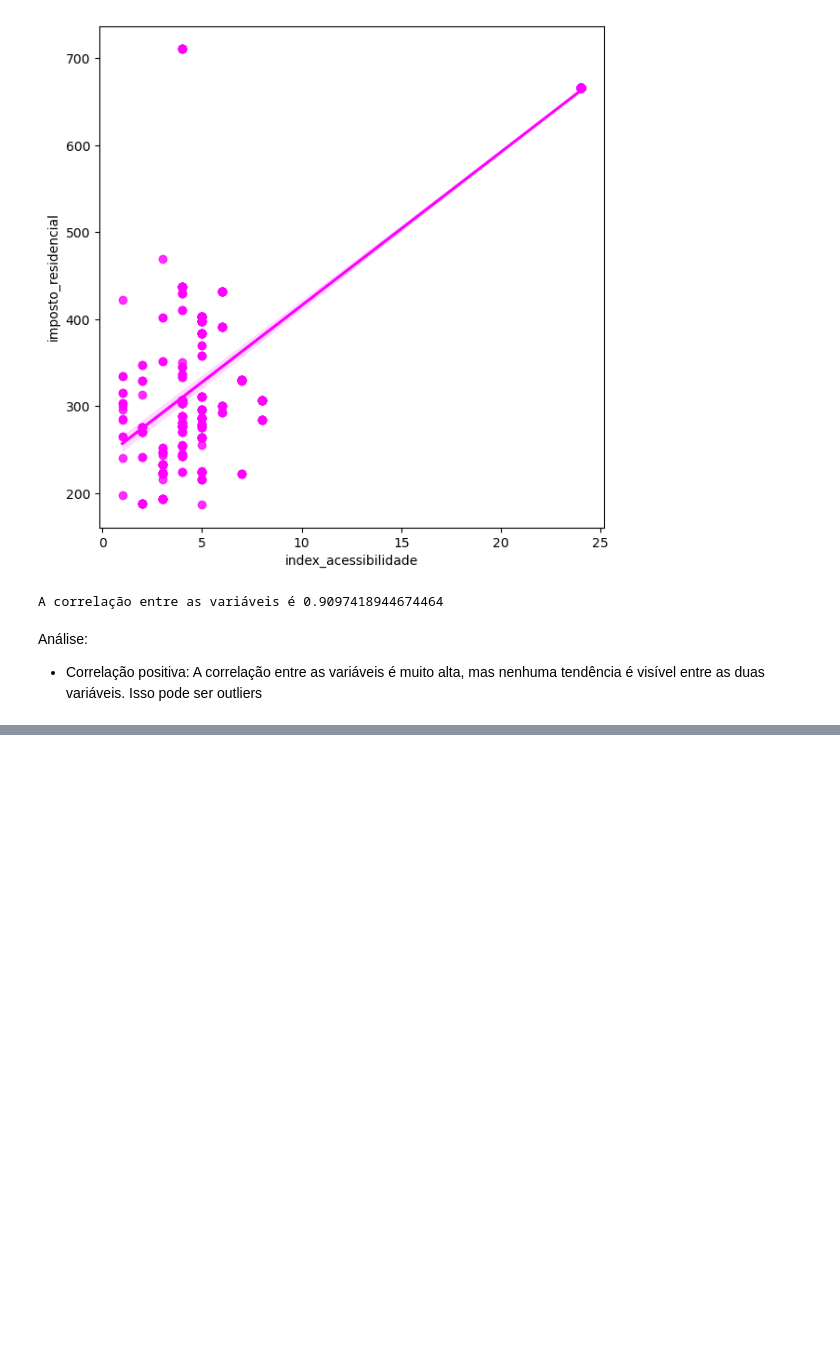
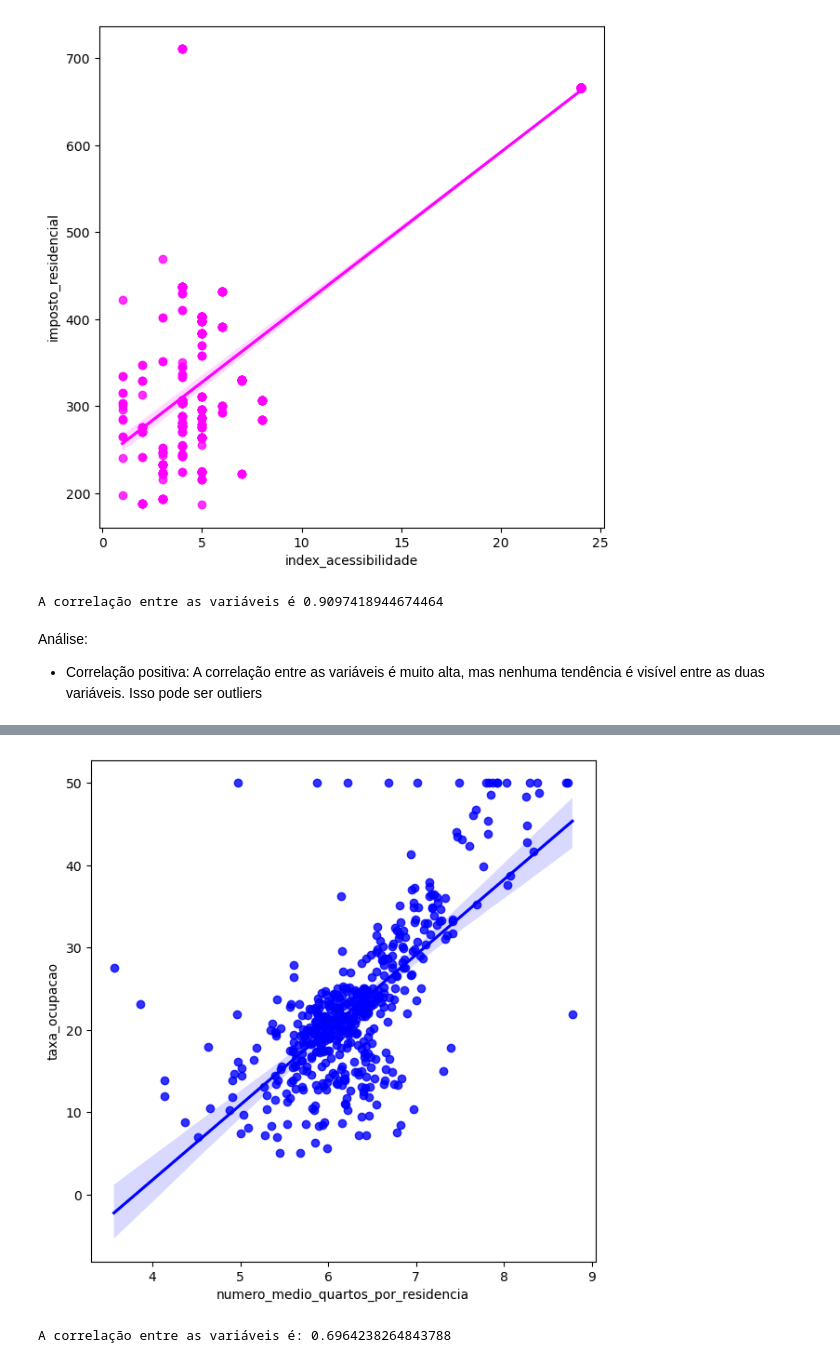
Before and after one commit to anandasouza/Aplicacao-e-Interpretacao-de-Testes-estatisticos, a Jupyter notebook: projeto.ipynb, the cells around one changed output, grey strips where cells are left out. Cells and saved outputs as stored; diff of their text form; code cells hidden in the pictures; blank space fills up the shorter version.

```diff
--- a/projeto.ipynb
+++ b/projeto.ipynb
@@ -354,0 +384,13 @@ Análise:
+# %%
+#Scatter plot Número médio quartos por residencia X Taxa ocupação
+plt.figure(figsize = (7,7))
+sns.regplot(x = 'numero_medio_quartos_por_residencia', y = 'taxa_ocupacao', data = dados, color ='blue')
+plt.show()
+# %% [output]
+[figure, added]
+# %%
+#Coeficiente de correlação
+print('A correlação entre as variáveis é:', pearsonr(dados['numero_medio_quartos_por_residencia'],
+                                                     dados['taxa_ocupacao'])[0])
+# %% [output]
+A correlação entre as variáveis é: 0.6964238264843788
```
Also changed, not shown: parts of 17 cells of this notebook.
